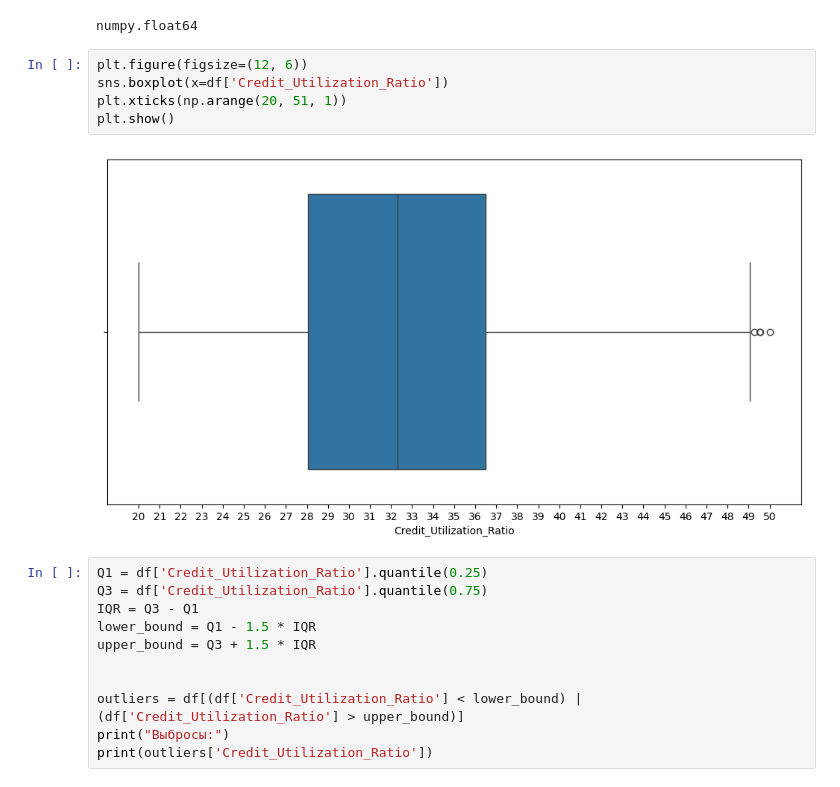
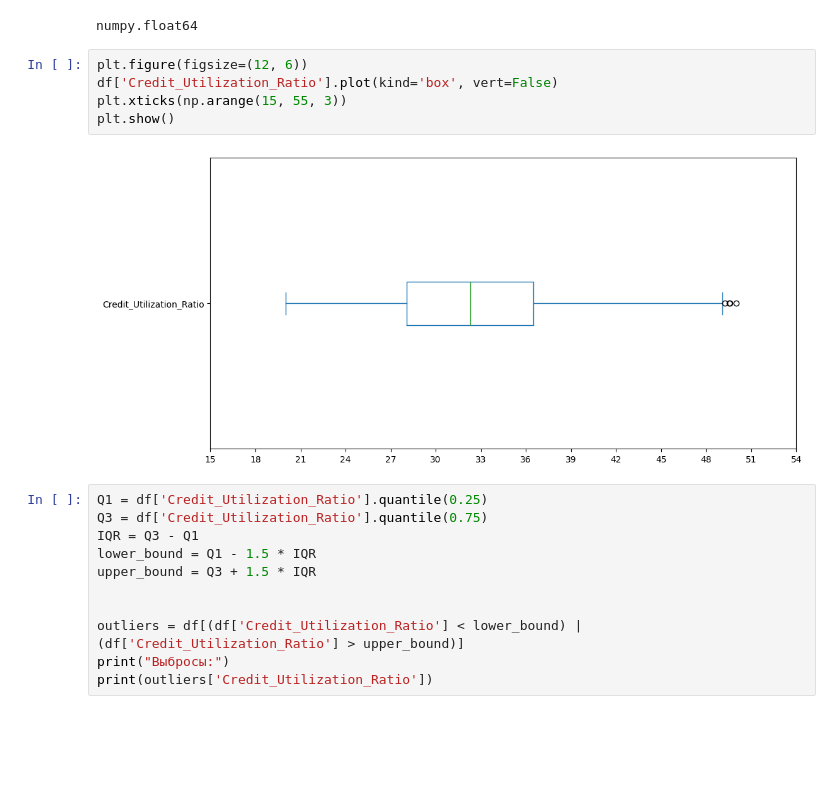
Before and after one commit to Ghukii/TMP-4sem-, a Jupyter notebook: Задание_6/Задание_6_13.ipynb, the cells around one changed output. Drawn from its saved outputs; the diff is of its cells as text; blank space fills up the shorter version.

```diff
--- a/Задание_6/Задание_6_13.ipynb
+++ b/Задание_6/Задание_6_13.ipynb
@@ -902,11 +953,11 @@ type(df['Credit_Utilization_Ratio'][0])
 numpy.float64
 # %%
 plt.figure(figsize=(12, 6))
-sns.boxplot(x=df['Credit_Utilization_Ratio'])
-plt.xticks(np.arange(20, 51, 1))
+df['Credit_Utilization_Ratio'].plot(kind='box', vert=False)
+plt.xticks(np.arange(15, 55, 3))
 plt.show()
 # %% [output]
-[figure, old version]
+[figure, new version]
 # %%
 Q1 = df['Credit_Utilization_Ratio'].quantile(0.25)
 Q3 = df['Credit_Utilization_Ratio'].quantile(0.75)
```
Also changed, not shown: parts of 9 cells of this notebook.
